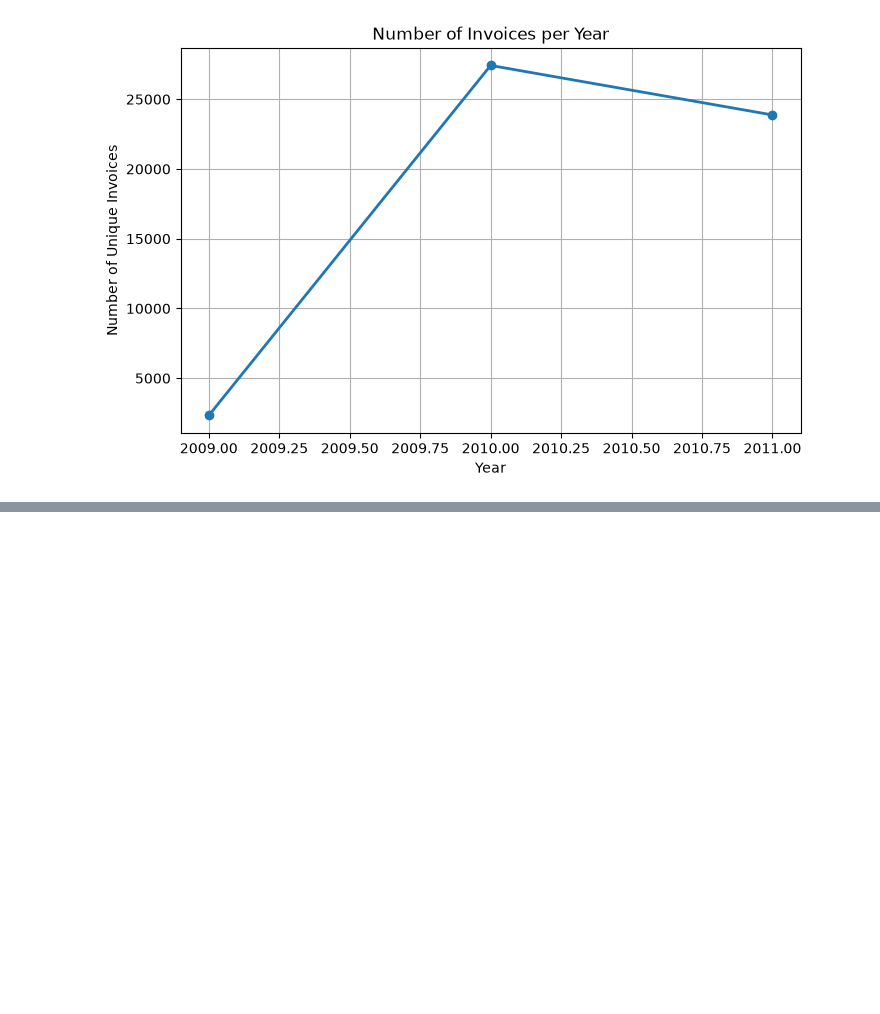
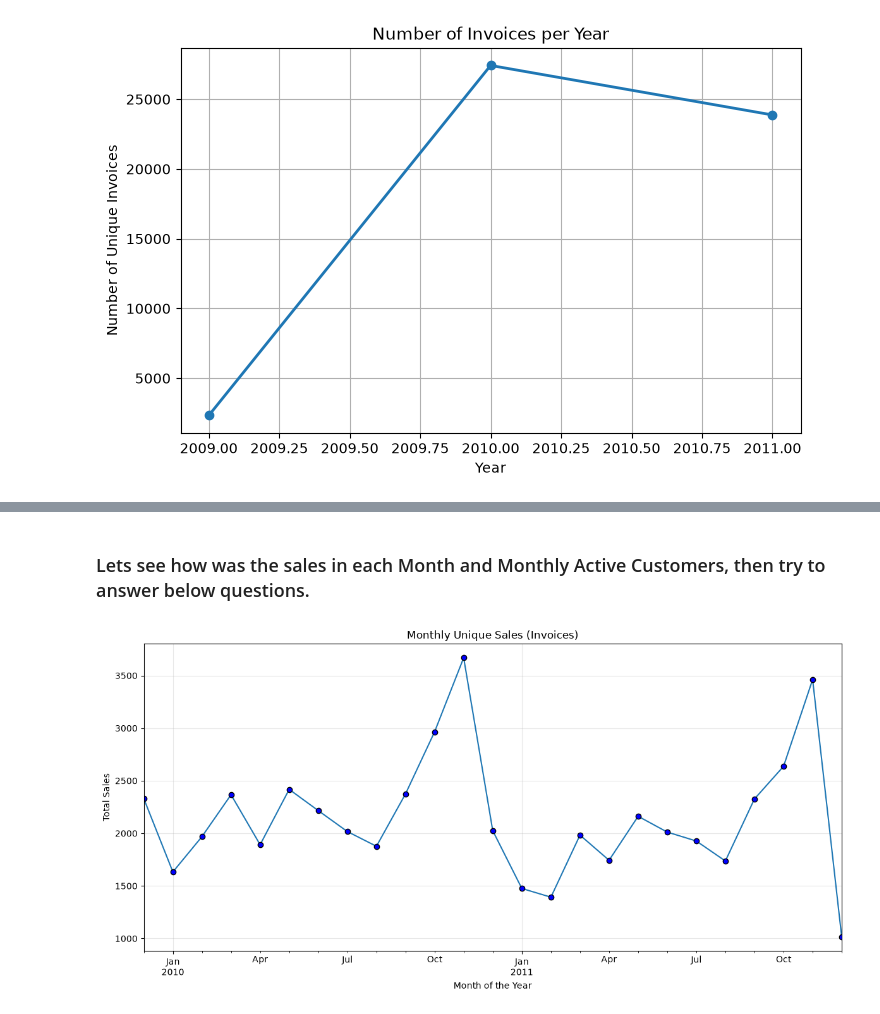
Before and after one commit to SahilLASKAR13/customer-segmentation-retention-analysis, a Jupyter notebook: notebook/CSRA.ipynb, the cells around one changed output, grey strips where cells are left out. Drawn from its saved outputs; the diff is of its cells as text; code cells hidden in the pictures; blank space fills up the shorter version.

```diff
--- a/notebook/CSRA.ipynb
+++ b/notebook/CSRA.ipynb
@@ -256,0 +277,17 @@ plt.show()
+# %% [markdown]
+### Lets see how was the sales in each Month and Monthly Active Customers, then try to answer below questions.
+# %%
+ax = (df.set_index("InvoiceDate").resample("ME")["Invoice"].nunique().plot(figsize=(12, 6),marker="o",linestyle="-",markerfacecolor="blue",markeredgecolor="black"))
+
+
+ax.set_xlabel("Month of the Year")
+ax.set_ylabel("Total Sales")
+ax.set_title("Monthly Unique Sales (Invoices)")
+
+
+ax.grid(alpha=0.3)
+
+plt.tight_layout()
+plt.show()
+# %% [output]
+[figure, added]
```
Also changed, not shown: parts of 18 cells of this notebook.
